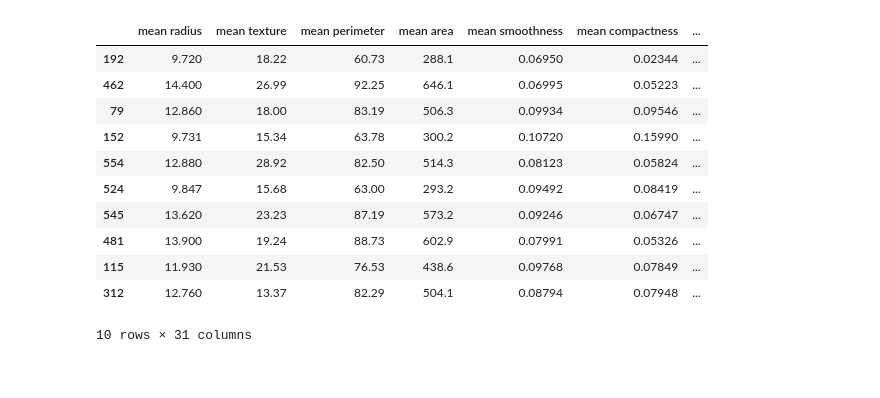
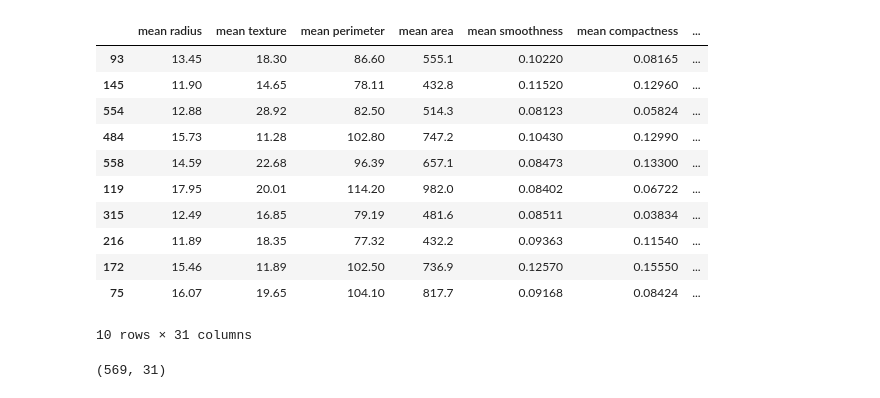
Before and after one commit to cesarnorena/fiap, a Jupyter notebook: machine-learning/class_2022_08_11_pca.ipynb, the cells around one changed output. Drawn from its saved outputs; the diff is of its cells as text; code cells hidden in the pictures.

```diff
--- a/machine-learning/class_2022_08_11_pca.ipynb
+++ b/machine-learning/class_2022_08_11_pca.ipynb
@@ -7,21 +8,25 @@ from sklearn.datasets import load_breast_cancer
 # %%
 breast = load_breast_cancer()
 
-x = DataFrame(breast["data"], columns=breast["feature_names"]).sample(10)
+x = DataFrame(breast["data"], columns=breast["feature_names"])
 y = pandas.DataFrame(breast["target"], columns=["label"])
 
 dataset = x.join(y)
-dataset
+dataset.sample(10)
 # %% [output]
 |  | mean radius | mean texture | mean perimeter | mean area | mean smoothness | mean compactness | ... |
-| 192 | 9.720 | 18.22 | 60.73 | 288.1 | 0.06950 | 0.02344 | ... |
-| 462 | 14.400 | 26.99 | 92.25 | 646.1 | 0.06995 | 0.05223 | ... |
-| 79 | 12.860 | 18.00 | 83.19 | 506.3 | 0.09934 | 0.09546 | ... |
-| 152 | 9.731 | 15.34 | 63.78 | 300.2 | 0.10720 | 0.15990 | ... |
-| 554 | 12.880 | 28.92 | 82.50 | 514.3 | 0.08123 | 0.05824 | ... |
-| 524 | 9.847 | 15.68 | 63.00 | 293.2 | 0.09492 | 0.08419 | ... |
-| 545 | 13.620 | 23.23 | 87.19 | 573.2 | 0.09246 | 0.06747 | ... |
-| 481 | 13.900 | 19.24 | 88.73 | 602.9 | 0.07991 | 0.05326 | ... |
-| 115 | 11.930 | 21.53 | 76.53 | 438.6 | 0.09768 | 0.07849 | ... |
-| 312 | 12.760 | 13.37 | 82.29 | 504.1 | 0.08794 | 0.07948 | ... |
+| 93 | 13.45 | 18.30 | 86.60 | 555.1 | 0.10220 | 0.08165 | ... |
+| 145 | 11.90 | 14.65 | 78.11 | 432.8 | 0.11520 | 0.12960 | ... |
+| 554 | 12.88 | 28.92 | 82.50 | 514.3 | 0.08123 | 0.05824 | ... |
+| 484 | 15.73 | 11.28 | 102.80 | 747.2 | 0.10430 | 0.12990 | ... |
+| 558 | 14.59 | 22.68 | 96.39 | 657.1 | 0.08473 | 0.13300 | ... |
+| 119 | 17.95 | 20.01 | 114.20 | 982.0 | 0.08402 | 0.06722 | ... |
+| 315 | 12.49 | 16.85 | 79.19 | 481.6 | 0.08511 | 0.03834 | ... |
+| 216 | 11.89 | 18.35 | 77.32 | 432.2 | 0.09363 | 0.11540 | ... |
+| 172 | 15.46 | 11.89 | 102.50 | 736.9 | 0.12570 | 0.15550 | ... |
+| 75 | 16.07 | 19.65 | 104.10 | 817.7 | 0.09168 | 0.08424 | ... |
 10 rows × 31 columns
+# %%
+dataset.shape
+# %% [output]
+(569, 31)
```
Also changed, not shown: parts of 5 cells of this notebook, 2 other files.
